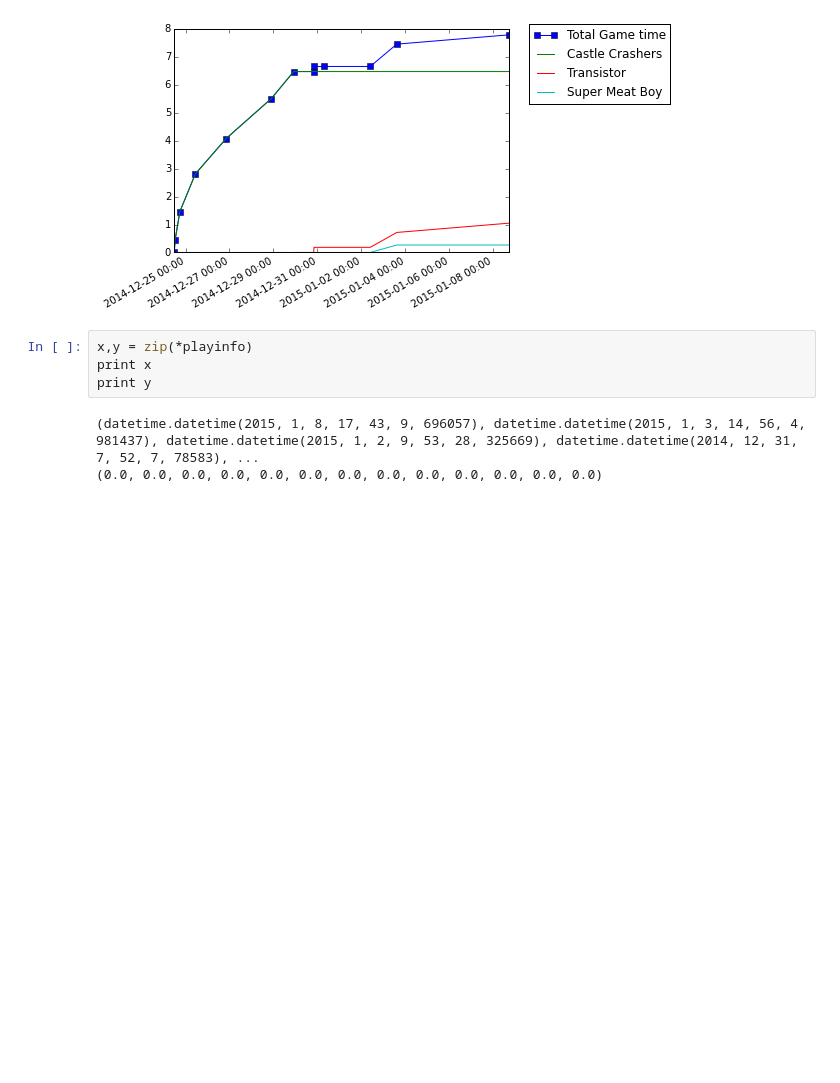
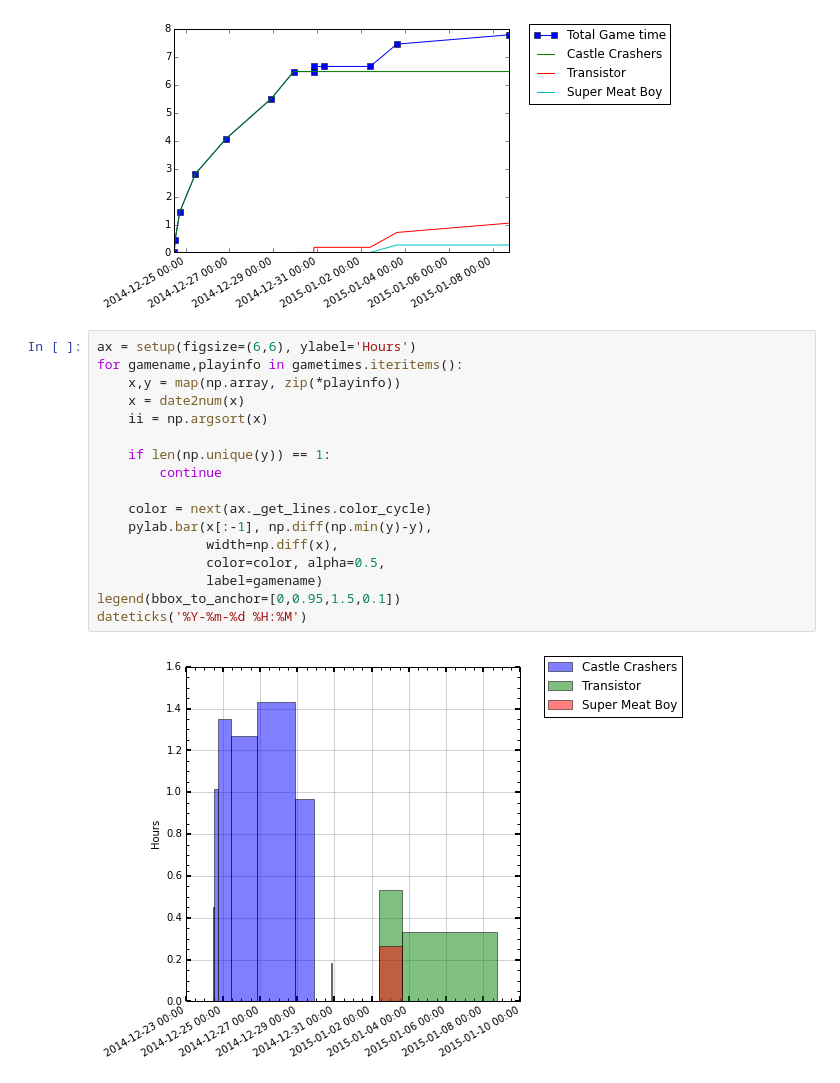
Before and after one commit to ajmendez/vapor, a Jupyter notebook: notebook/backup.ipynb, the cells around one changed output. Cells and saved outputs as stored; diff of their text form; blank space fills up the shorter version.

Commit message:
per hour

```diff
--- a/notebook/backup.ipynb
+++ b/notebook/backup.ipynb
@@ -82,10 +82,22 @@ legend(bbox_to_anchor=[0,0.95,1.5,0.1])
 dateticks('%Y-%m-%d %H:%M')
 # %% [output]
 [figure]
-# %%
-x,y = zip(*playinfo)
-print x
-print y
-# %% [output]
-(datetime.datetime(2015, 1, 8, 17, 43, 9, 696057), datetime.datetime(2015, 1, 3, 14, 56, 4, 981437), datetime.datetime(2015, 1, 2, 9, 53, 28, 325669), datetime.datetime(2014, 12, 31, 7, 52, 7, 78583), ...
-(0.0, 0.0, 0.0, 0.0, 0.0, 0.0, 0.0, 0.0, 0.0, 0.0, 0.0, 0.0, 0.0)
+# %%
+ax = setup(figsize=(6,6), ylabel='Hours')
+for gamename,playinfo in gametimes.iteritems():
+    x,y = map(np.array, zip(*playinfo))
+    x = date2num(x)
+    ii = np.argsort(x)
+
+    if len(np.unique(y)) == 1:
+        continue
+
+    color = next(ax._get_lines.color_cycle)
+    pylab.bar(x[:-1], np.diff(np.min(y)-y),
+              width=np.diff(x),
+              color=color, alpha=0.5,
+              label=gamename)
+legend(bbox_to_anchor=[0,0.95,1.5,0.1])
+dateticks('%Y-%m-%d %H:%M')
+# %% [output]
+[figure, added]
```
Also changed, not shown: parts of 1 cell of this notebook.
